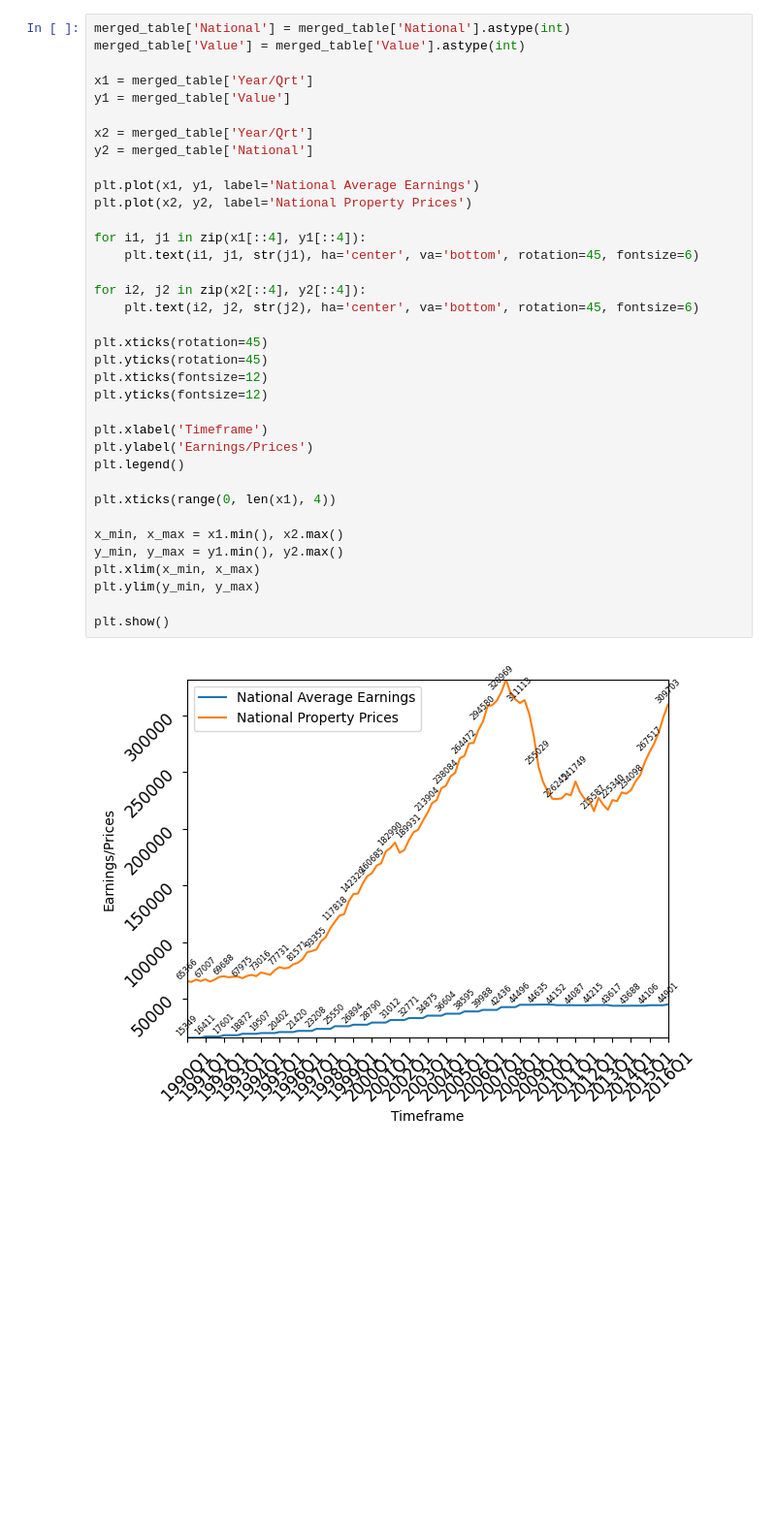
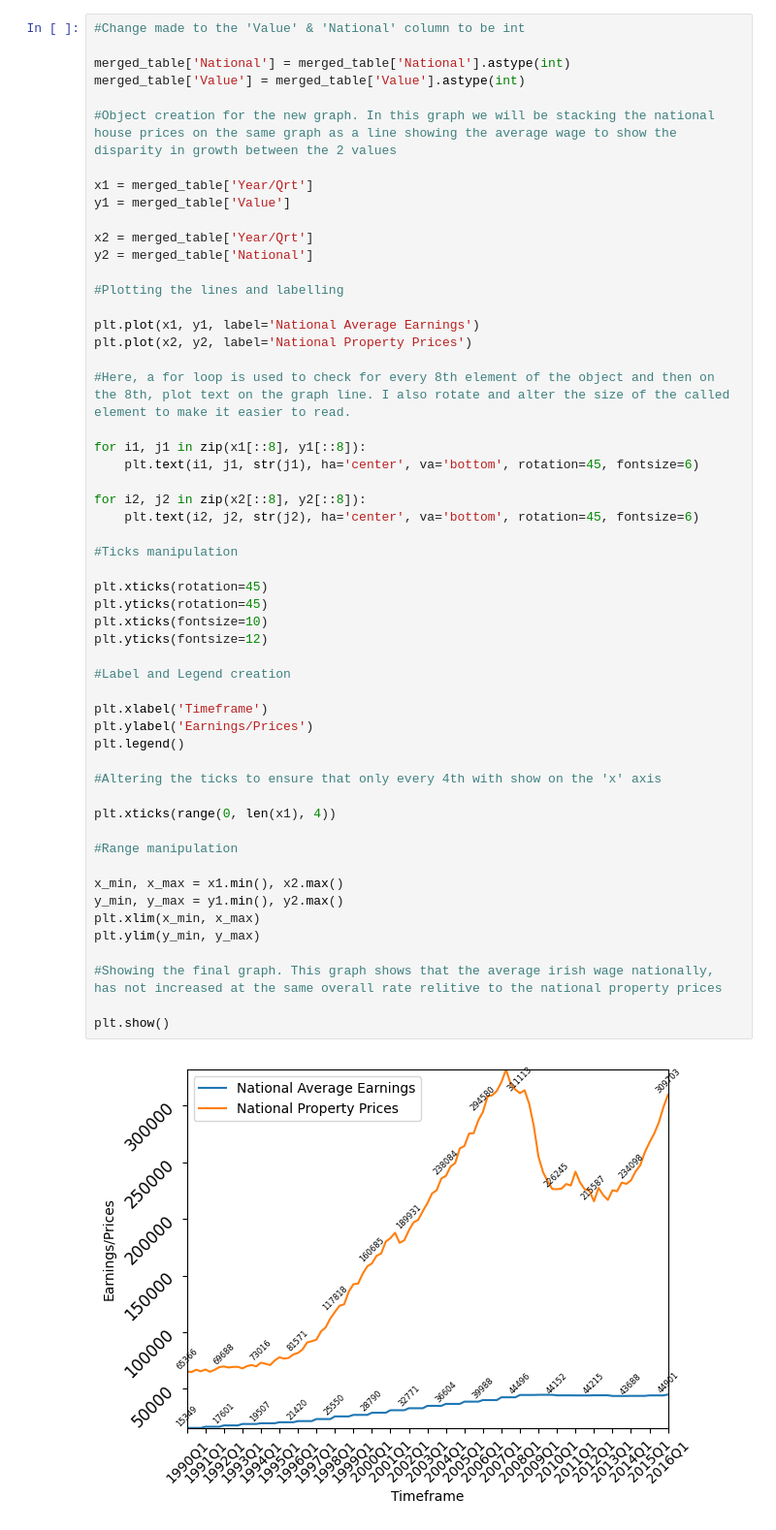
Before and after one commit to Ricey28/Data-Analytics, a Jupyter notebook: mergeTables&Visualisation.ipynb, the cells around one changed output. Shown: that part at 97% size. Saved outputs shown, nothing was run; the diff lists cells and outputs as text; blank space fills up the shorter version.

```diff
--- a/mergeTables&Visualisation.ipynb
+++ b/mergeTables&Visualisation.ipynb
@@ -185,40 +229,58 @@ plt.show()
 # %% [output]
 [figure]
 # %%
+#Change made to the 'Value' & 'National' column to be int
+
 merged_table['National'] = merged_table['National'].astype(int)
 merged_table['Value'] = merged_table['Value'].astype(int)
+
+#Object creation for the new graph. In this graph we will be stacking the national house prices on the same graph as a line showing the average wage to show the disparity in growth between the 2 values
 
 x1 = merged_table['Year/Qrt']
 y1 = merged_table['Value']
 
 x2 = merged_table['Year/Qrt']
 y2 = merged_table['National']
 
+#Plotting the lines and labelling
+
 plt.plot(x1, y1, label='National Average Earnings')
 plt.plot(x2, y2, label='National Property Prices')
 
-for i1, j1 in zip(x1[::4], y1[::4]):
+#Here, a for loop is used to check for every 8th element of the object and then on the 8th, plot text on the graph line. I also rotate and alter the size of the called element to make it easier to read.
+
+for i1, j1 in zip(x1[::8], y1[::8]):
     plt.text(i1, j1, str(j1), ha='center', va='bottom', rotation=45, fontsize=6)
 
-for i2, j2 in zip(x2[::4], y2[::4]):
+for i2, j2 in zip(x2[::8], y2[::8]):
     plt.text(i2, j2, str(j2), ha='center', va='bottom', rotation=45, fontsize=6)
+
+#Ticks manipulation
 
 plt.xticks(rotation=45)
 plt.yticks(rotation=45)
-plt.xticks(fontsize=12)
+plt.xticks(fontsize=10)
 plt.yticks(fontsize=12)
+
+#Label and Legend creation
 
 plt.xlabel('Timeframe')
 plt.ylabel('Earnings/Prices')
 plt.legend()
 
+#Altering the ticks to ensure that only every 4th with show on the 'x' axis
+
 plt.xticks(range(0, len(x1), 4))
+
+#Range manipulation
 
 x_min, x_max = x1.min(), x2.max()
 y_min, y_max = y1.min(), y2.max()
 plt.xlim(x_min, x_max)
 plt.ylim(y_min, y_max)
 
+#Showing the final graph. This graph shows that the average irish wage nationally, has not increased at the same overall rate relitive to the national property prices
+
 plt.show()
 # %% [output]
-[figure, old version]
+[figure, new version]
```
Also changed, not shown: parts of 8 cells of this notebook, 3 other files.
